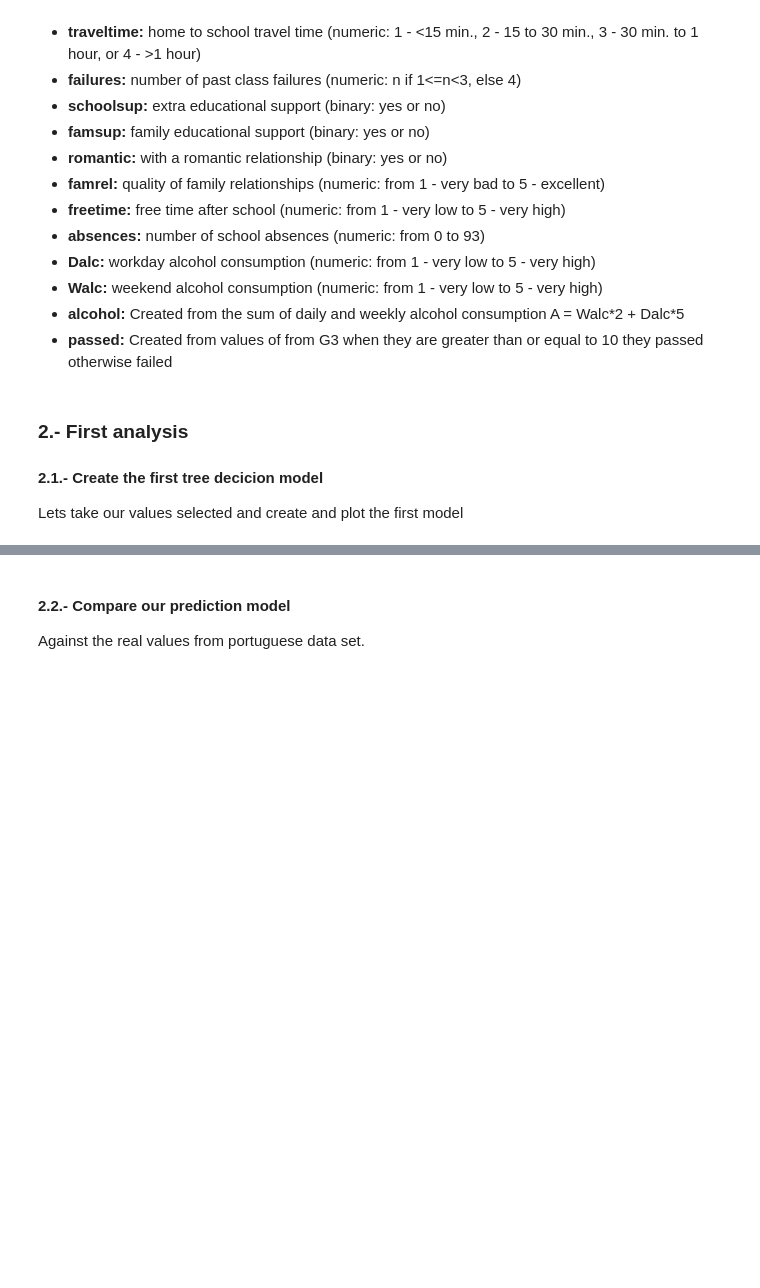
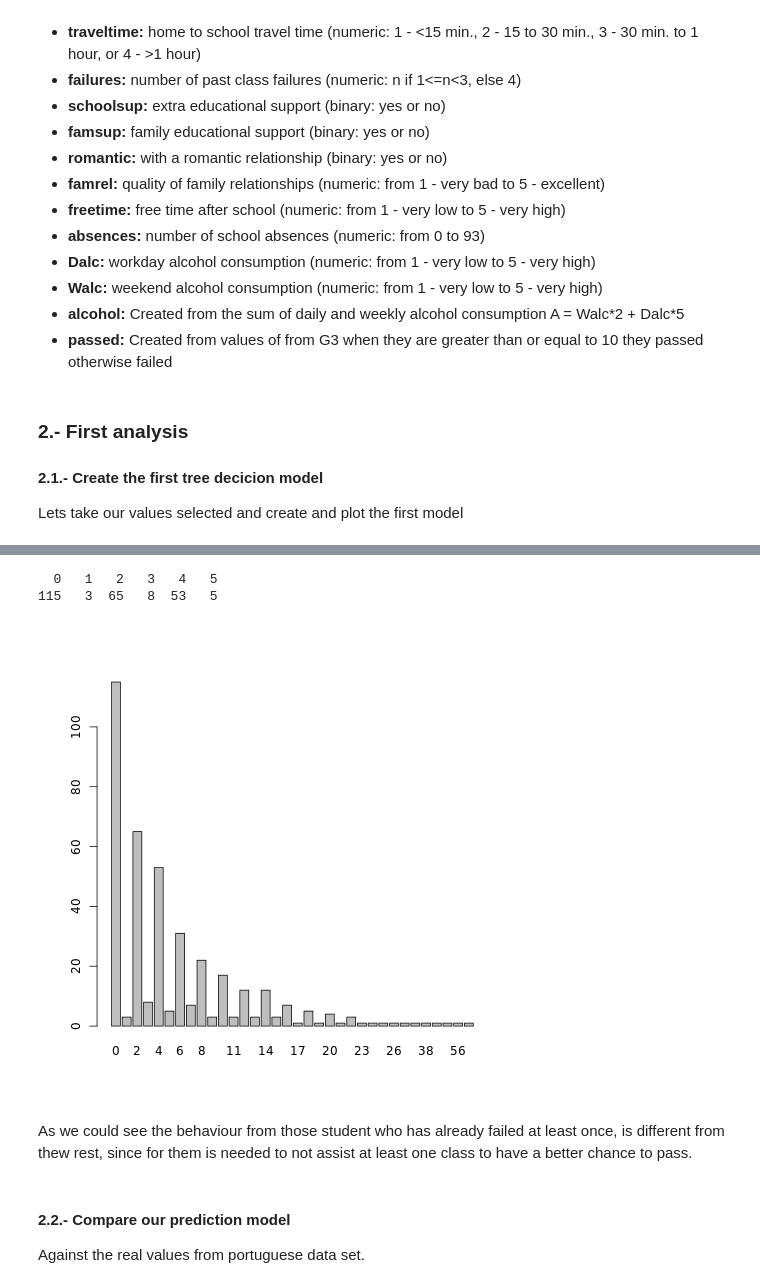
Before and after one commit to Gansito144/CSM, a Jupyter notebook: subjects/Pattern-Recognition/Projects/R-students.ipynb, the cells around one changed output, grey strips where cells are left out. Cells and saved outputs as stored; diff of their text form; code cells hidden in the pictures; blank space fills up the shorter version.

```diff
--- a/subjects/Pattern-Recognition/Projects/R-students.ipynb
+++ b/subjects/Pattern-Recognition/Projects/R-students.ipynb
@@ -114,3 +142,12 @@ fancyRpartPlot(tree1)
+# %%
+head(table(math$absences)) # just some samples
+plot(factor(math$absences))
+# %% [output]
+  0   1   2   3   4   5
+115   3  65   8  53   5
+[figure, added]
+# %% [markdown]
+As we could see the behaviour from those student who has already failed at least once, is different from thew rest, since for them is needed to not assist at least one class to have a better chance to pass.
 # %% [markdown]
 #### 2.2.- Compare our prediction model
 Against the real values from portuguese data set.
```
Also changed, not shown: parts of 9 cells of this notebook, 13 other files.
